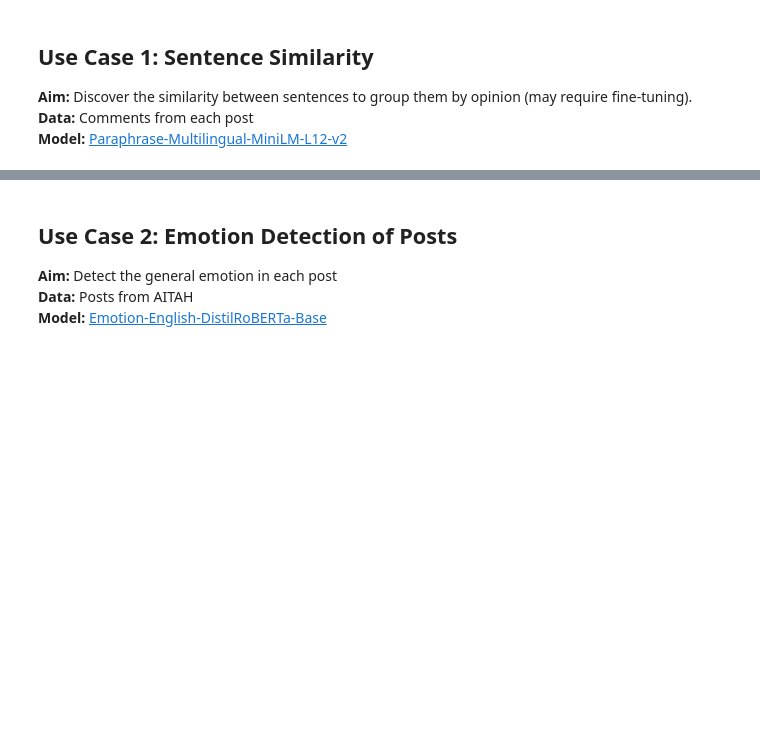
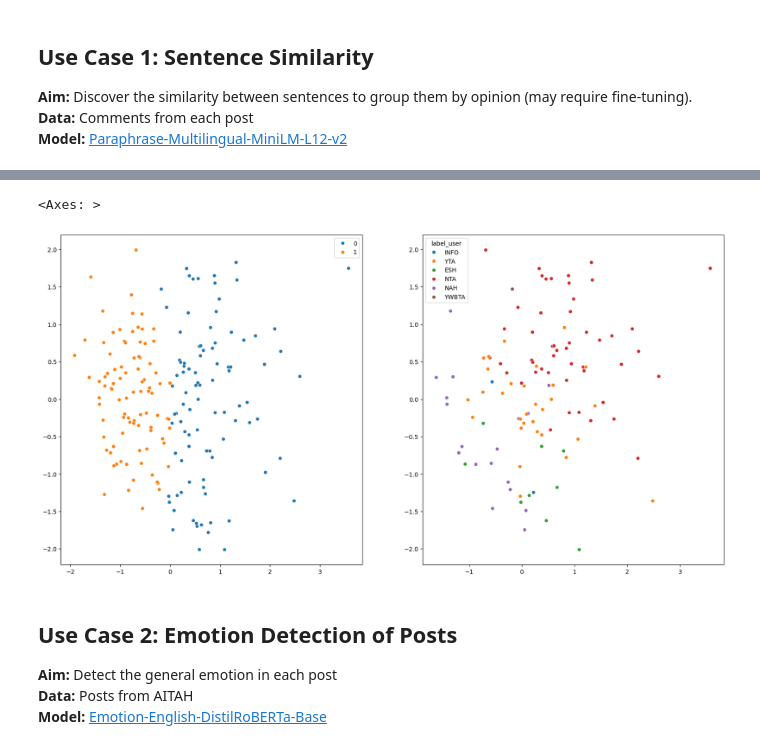
Before and after one commit to universmotion/AJIR, a Jupyter notebook: POC/1_ApiConnectAndUseCase.ipynb, the cells around one changed output, grey strips where cells are left out. Drawn from its saved outputs; the diff is of its cells as text; code cells hidden in the pictures; blank space fills up the shorter version.

```diff
--- a/POC/1_ApiConnectAndUseCase.ipynb
+++ b/POC/1_ApiConnectAndUseCase.ipynb
@@ -45,3 +45,5 @@ data = requests.get('https://oauth.reddit.com/r/AITAH/hot', headers=headers, par
 data = pd.json_normalize(data)
 data.columns = [c.replace("data.", "") for c in data.columns]
 posts = data[columns]
+
+posts["num_words"] = posts.selftext.map(lambda x: len(x.split(" ")))
@@ -120,12 +190,25 @@ sns.heatmap(matrix)
 # %%
-from sklearn.cluster import DBSCAN
+from sklearn.mixture import GaussianMixture
 from sklearn.decomposition import PCA
+import seaborn as sns
+
 
 pca = PCA(n_components=2)
 pca = pca.fit(embeddings)
 features = pca.transform(embeddings)
 
-db = DBSCAN(eps=0.3)
+db = GaussianMixture(tol=0.001, n_components=2)
+
 pred = db.fit_predict(features)
+
+
 comments[pred == 1]
+
+plt.figure(figsize=(20, 10))
+plt.subplot(1, 2, 1)
+sns.scatterplot(x=features[:, 0], y=features[:, 1], hue=pred)
+
+plt.subplot(1, 2, 2)
+
+sns.scatterplot(x=features[:, 0], y=features[:, 1], hue = comments.label_user)
 # %% [output]
@@ -137,0 +215,2 @@ comments[pred == 1]
+<Axes: >
+[figure, added]
```
Also changed, not shown: parts of 11 cells of this notebook.
